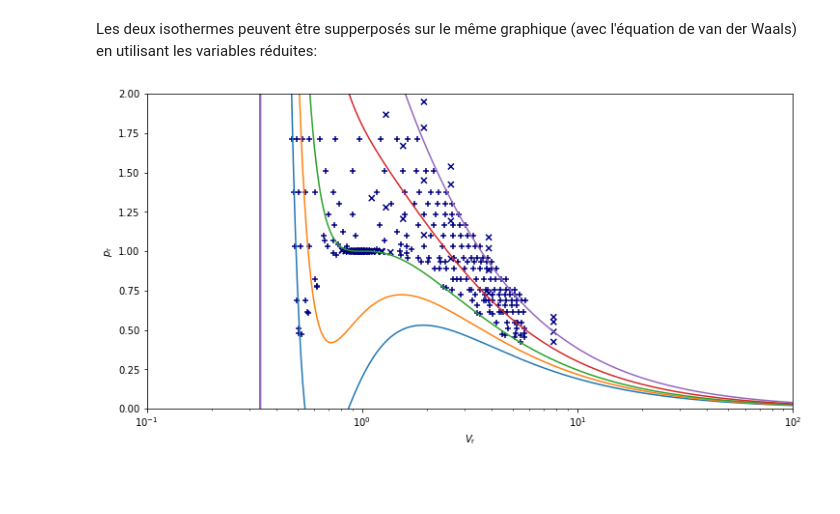
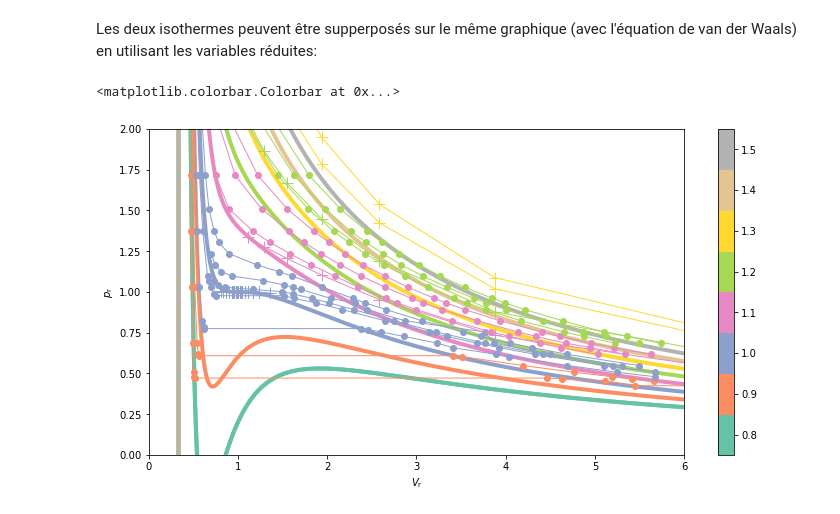
Before and after one commit to vliegeois/SCHIB201, a Jupyter notebook: VanDerWaalsGas.ipynb, the cells around one changed output. Cells and saved outputs as stored; diff of their text form; code cells hidden in the pictures; blank space fills up the shorter version.

```diff
--- a/VanDerWaalsGas.ipynb
+++ b/VanDerWaalsGas.ipynb
@@ -257,37 +257,45 @@ Les deux isothermes peuvent être supperposés sur le même graphique (avec l'é
 # %%
 import itertools
 def reducedPressureFromVDW(Vr, Tr):
     part1 = 8 * Tr / (3*Vr - 1)
     part2 = 3 / (Vr * Vr)
     return part1 - part2
 Vr = numpy.linspace(0, 100, 10000) # volume réduit
-reducedTemperatures = [0.8, 0.9, 1.0, 1.2, 1.5]
+reducedTemperatures = [0.8, 0.8, 0.9, 1.0, 1.1, 1.2, 1.3, 1.4, 1.5]
 fig, ax = plt.subplots(1, figsize=(12, 6))
 ax.set_xlabel(r"$V_{\mathrm{r}}$")
-ax.set_xscale("log")
-ax.set_xlim(0.1, 100)
+#ax.set_xscale("log")
+#ax.set_xlim(0.1, 100)
+ax.set_xlim(0, 6)
 ax.set_ylabel(r"$p_{\mathrm{r}}$")
 ax.set_ylim(0, 2)
 # VDW equation curves
-#colors = itertools.cycle(cm.rainbow(numpy.linspace(0, 1, len(theListOfGas))))
-#colors = cm.rainbow(numpy.linspace(0, 1, len(reducedTemperatures)))
-colors = cm.jet(numpy.linspace(0, 1, len(reducedTemperatures)))
-markers = itertools.cycle(["+", "x", ".", "d"])
+cmap = cm.get_cmap(cm.jet)
+cmap = cm.get_cmap(cm.rainbow)
+cmap = cm.get_cmap(cm.terrain)
+cmap = cm.get_cmap(cm.tab20c)
+cmap = cm.get_cmap(cm.Set2)
+norm = colors.Normalize(vmin=0.75,vmax=1.55)
+markers = itertools.cycle([".", "+", "x", ".", "d"])
 for reducedTemperature in reducedTemperatures:
     pr = reducedPressureFromVDW(Vr, reducedTemperature)
-    ax.plot(Vr, pr, label=f"T: {reducedTemperature:.2f}")
+    color = cmap(norm(reducedTemperature))
+    ax.plot(Vr, pr, label=f"T: {reducedTemperature:.2f}", color=color, linewidth=4)
 # Experimental data
 # iterate over the different gas data
 for (gas, exp) in experiment.items():
     g = listOfGas[gas]
     pc, Vc, Tc = (g.pc, g.Vc, g.Tc)
     marker = next(markers)
     # iterate over the isotherm for the gas
     for (temperature, data) in exp.items():
         Vm = data[0]
         p = data[1]
-        ax.scatter(Vm / Vc, p / pc, label=f"Gaz: {gas}, T: {temperature/Tc: .2f}", marker=marker, cmap='jet', c=numpy.ones(len(Vm)))
-#fig.colorbar(ax=ax)
+        color = cmap(norm(temperature/Tc))
+        #ax.scatter(Vm / Vc, p / pc, label=f"Gaz: {gas}, T: {temperature/Tc: .2f}", marker=marker, s=200, color=color)
+        ax.plot(Vm / Vc, p / pc, label=f"Gaz: {gas}, T: {temperature/Tc: .2f}", marker=marker, color=color, linewidth=1, markersize=12)
+fig.colorbar(cm.ScalarMappable(norm=norm, cmap=cmap), ax=ax)
 #ax.legend()
 # %% [output]
+<matplotlib.colorbar.Colorbar at 0x...>
-[figure, old version]
+[figure, new version]
```
Also changed, not shown: parts of 1 cell of this notebook, 1 other file.
